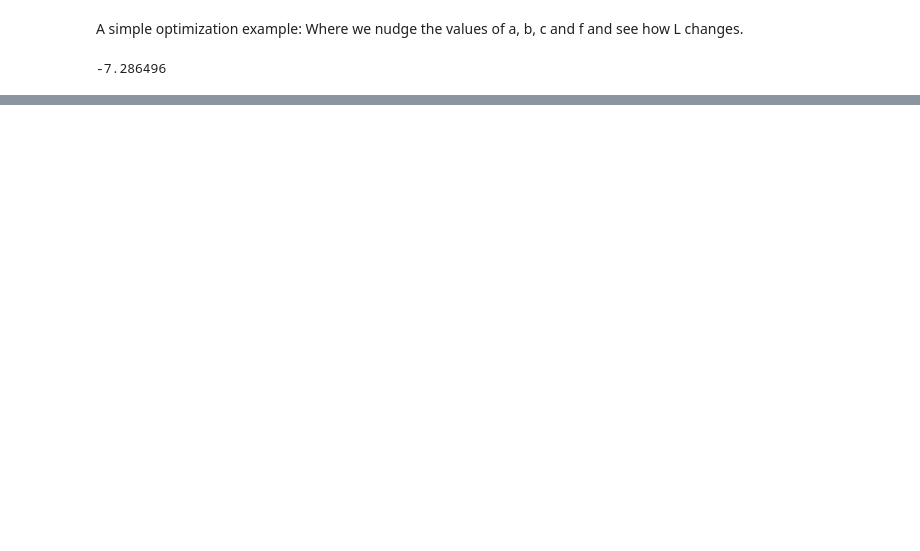
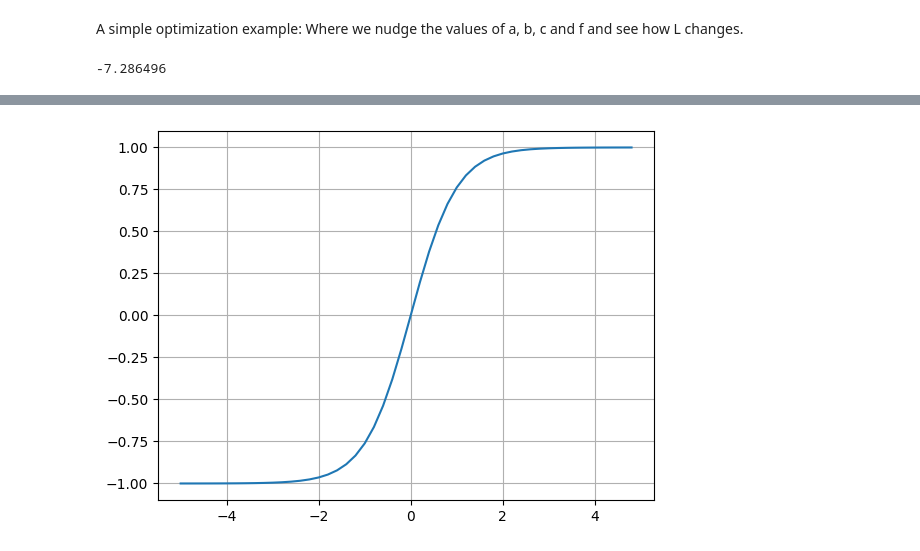
Before and after one commit to shashanksrajak/neural-networks-from-zero, a Jupyter notebook: karpathy-lectures/lec1_building_micrograd.ipynb, the cells around one changed output, grey strips where cells are left out. Cells and saved outputs as stored; diff of their text form; code cells hidden in the pictures; blank space fills up the shorter version.

```diff
--- a/karpathy-lectures/lec1_building_micrograd.ipynb
+++ b/karpathy-lectures/lec1_building_micrograd.ipynb
@@ -211,0 +225,5 @@ print(L.data)
+# %%
+plt.plot(np.arange(-5,5,0.2), np.tanh(np.arange(-5,5,0.2)))
+plt.grid()
+# %% [output]
+[figure, added]
```
Also changed, not shown: parts of 6 cells of this notebook.
